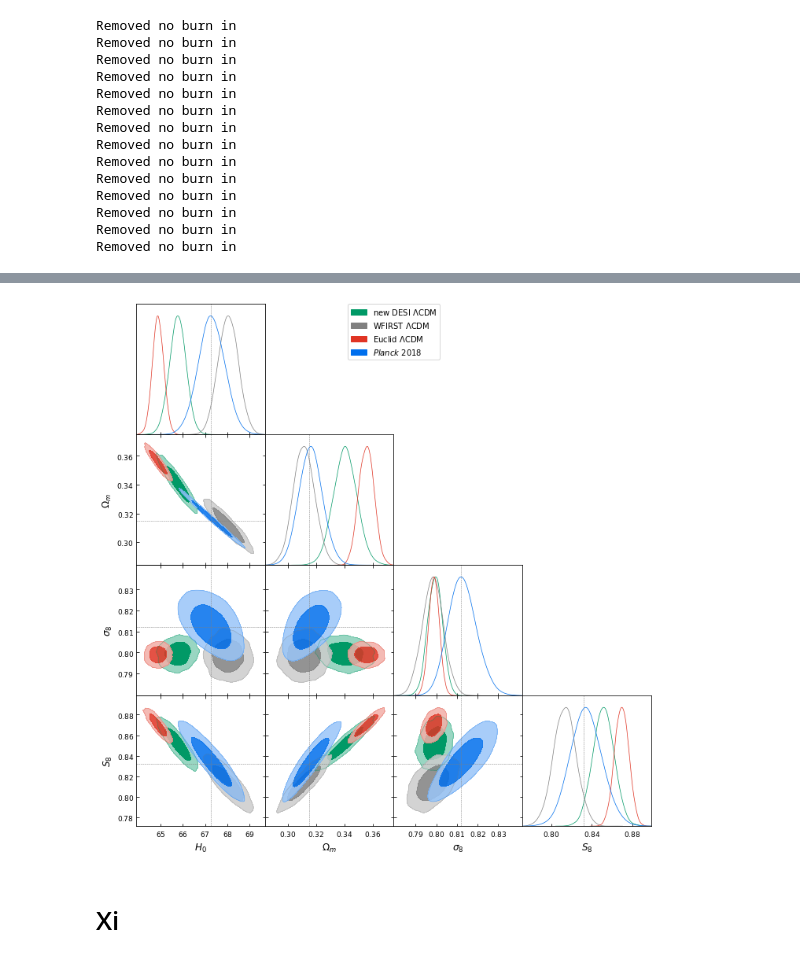
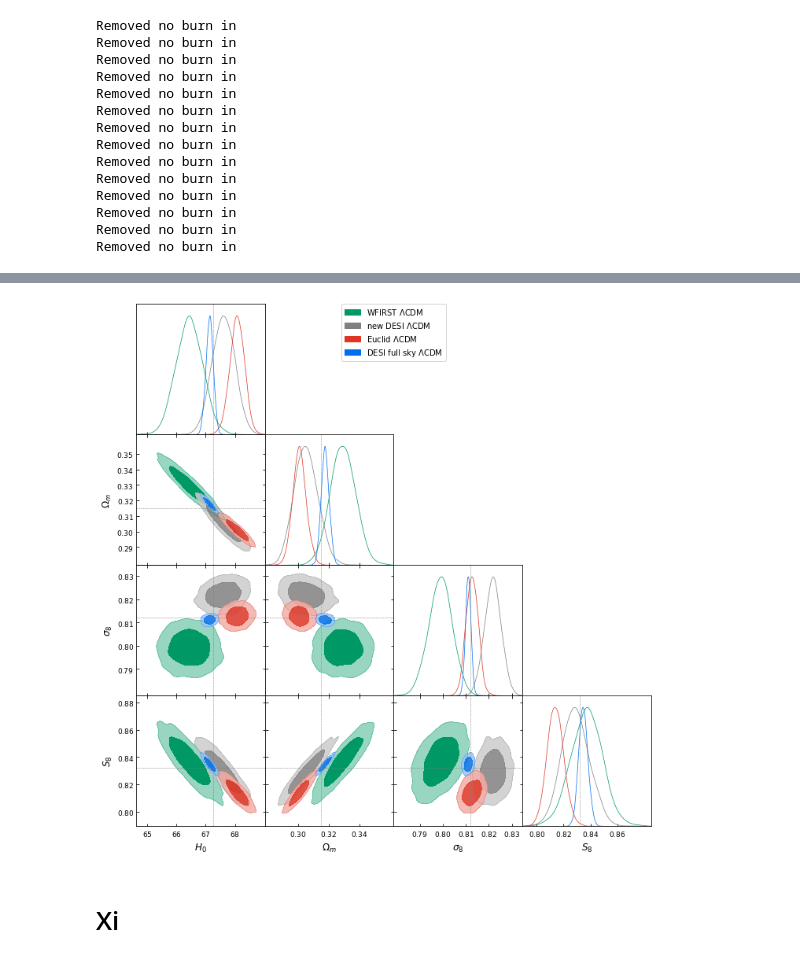
Before and after one commit to JaimeRZP/Growz, a Jupyter notebook: notebooks/plotting_Xi.ipynb, the cells around one changed output, grey strips where cells are left out. Drawn from its saved outputs; the diff is of its cells as text; code cells hidden in the pictures.

```diff
--- a/notebooks/plotting_Xi.ipynb
+++ b/notebooks/plotting_Xi.ipynb
@@ -615,18 +664,0 @@ g.export('/mnt/c/Users/Jaime/Desktop/PhD/beyond_gp_figures/triangle_Xi_data.pdf'
-# %%
-g = plots.getSubplotPlotter(subplot_size=2.5)
-g.triangle_plot([newDESI_LCDM_samples, WFIRST_LCDM_samples, Euclid_LCDM_samples, planck_samples],
-                filled=True,
-                markers={'H0_gp':100*data_class.cosmo.h(),
-                         'Omega_m': data_class.cosmo.Omega_m(),
-                         'Omega_m_mean': data_class.cosmo.Omega_m(),
-                         'w0': -1,
-                         'wa': 0,
-                         's80': data_class.cosmo.sigma8(),
-                         'S80': data_class.cosmo.sigma8()*np.sqrt(data_class.cosmo.Omega_m()/0.3),
-                        'rd':144.46,
-                         'M': -19.2,
-                         'mu_0': 1})
-
-g.export('/mnt/c/Users/Jaime/Desktop/PhD/beyond_gp_figures/triangle_Xi_data.pdf')
-# %% [output]
-[figure, removed]
@@ -648,0 +665,18 @@ g.export('/mnt/c/Users/Jaime/Desktop/PhD/beyond_gp_figures/triangle_Xi_data.pdf'
+# %%
+g = plots.getSubplotPlotter(subplot_size=2.5)
+g.triangle_plot([WFIRST_LCDM_samples, newDESI_LCDM_samples, Euclid_LCDM_samples, DESIfs_LCDM_samples],
+                filled=True,
+                markers={'H0_gp':100*data_class.cosmo.h(),
+                         'Omega_m': data_class.cosmo.Omega_m(),
+                         'Omega_m_mean': data_class.cosmo.Omega_m(),
+                         'w0': -1,
+                         'wa': 0,
+                         's80': data_class.cosmo.sigma8(),
+                         'S80': data_class.cosmo.sigma8()*np.sqrt(data_class.cosmo.Omega_m()/0.3),
+                        'rd':144.46,
+                         'M': -19.2,
+                         'mu_0': 1})
+
+g.export('/mnt/c/Users/Jaime/Desktop/PhD/beyond_gp_figures/triangle_Xi_data.pdf')
+# %% [output]
+[figure, added]
```
Also changed, not shown: parts of 12 cells of this notebook, 2 other files.
